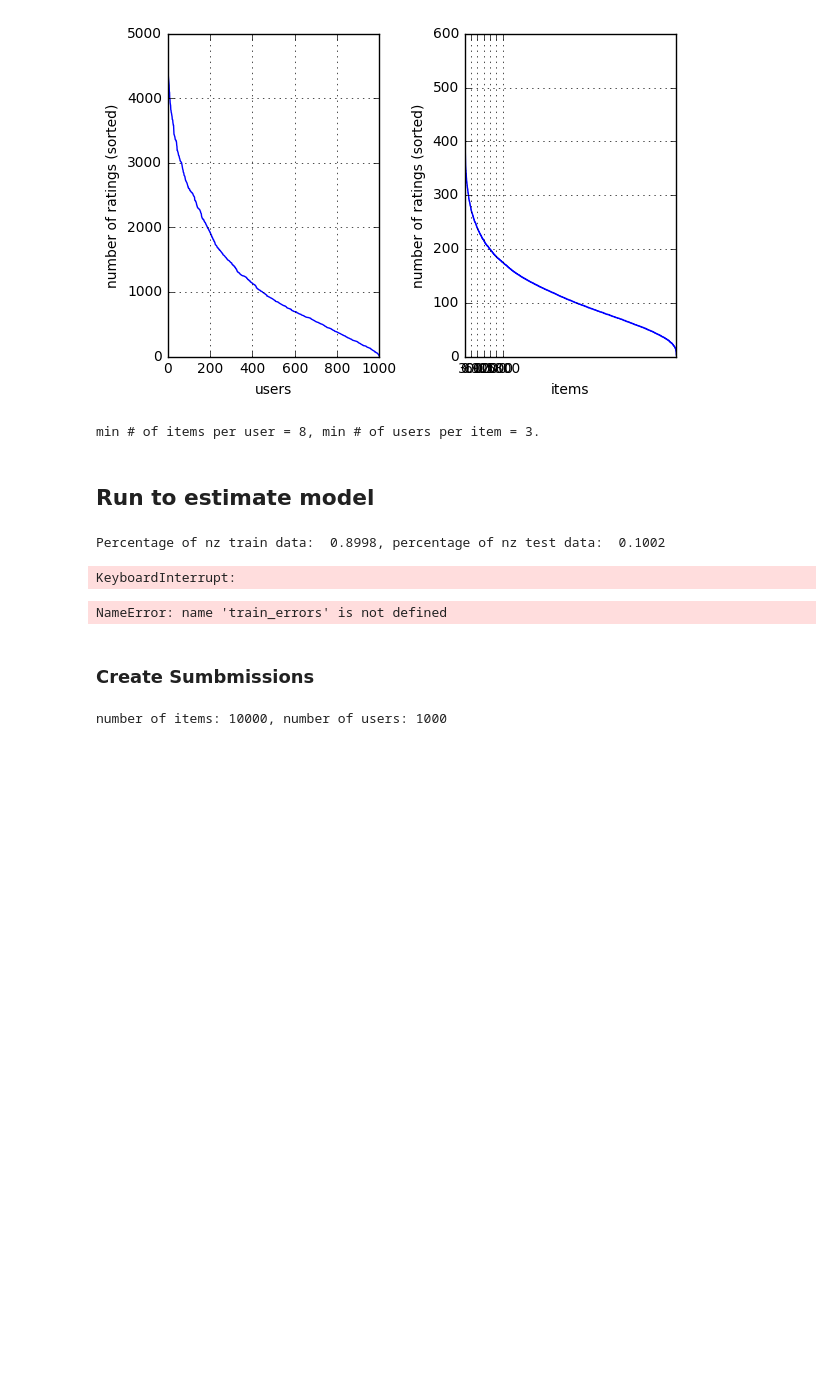
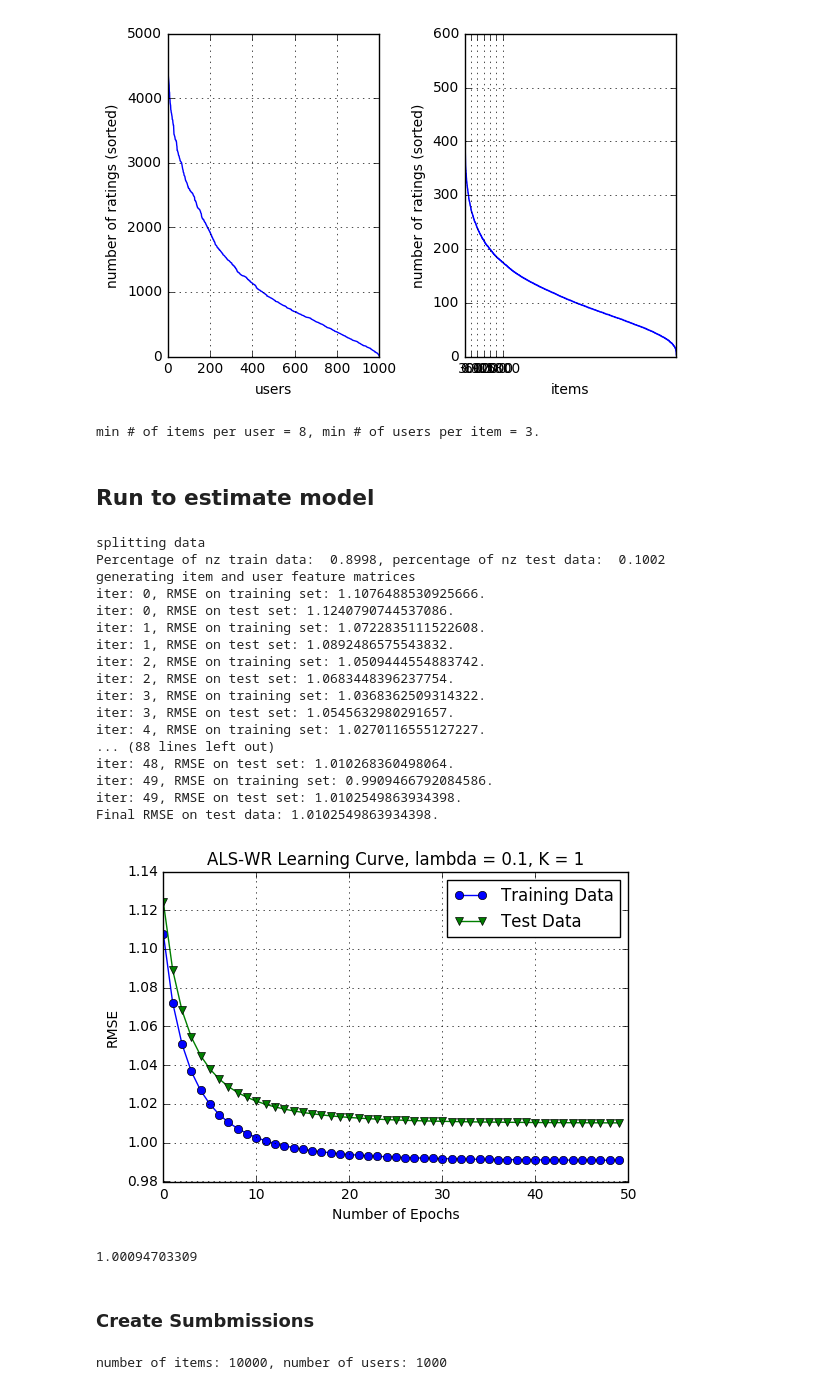
Before and after one commit to MLortki/Machine_Learning_Recommender_Systems, a Jupyter notebook: src/main_manana.ipynb, the cells around one changed output. Saved outputs shown, nothing was run; the diff lists cells and outputs as text; code cells hidden in the pictures; blank space fills up the shorter version.

```diff
--- a/src/main_manana.ipynb
+++ b/src/main_manana.ipynb
@@ -40,41 +40,56 @@ min # of items per user = 8, min # of users per item = 3.
 ## Run to estimate model
 # %%
 import our_helpers as ohe
+import plots as pl
 
+#defining parameters
+
+lambda_ = 0.1
+K = 1
+stop_criterion = 1e-5
+rng = 50
 
 print("splitting data")
 valid_ratings, train, test = ohe.split_data(
     ratings, num_items_per_user, num_users_per_item, min_num_ratings=0, p_test=0.1)
 np.random.seed(600)
 
-train_errors, test_errors, a, b = ohe.ALS(train, test,1000, 0.08, 0.065, 1e-4, [0, 0], 35)
+print("generating item and user feature matrices")
+item_features, user_features, train_errors, test_errors = ohe.ALS(
+    train, test,K, lambda_, stop_criterion,  rng)
 
-full_ratings = np.dot( train_errors.transpose(), test_errors)
+#creating plot
+lambda_str = ('%f' % lambda_).rstrip('0')
+path = "%s_%d_%d.jpg"%(lambda_str, K, rng)
+pl.plot_train_test_errors(train_errors, test_errors, lambda_str , K , path, rng)
 
+#
+full_ratings = np.dot( item_features.transpose(), user_features)
 nz_rows, nz_cols = test.nonzero()
 nz_test = list( zip(nz_rows, nz_cols))
 
 full_ratings_b = ohe.bias_correction(full_ratings, ratings)
 print(compute_error2(test, full_ratings_b, nz_test) )
 # %% [output]
+splitting data
 Percentage of nz train data:  0.8998, percentage of nz test data:  0.1002
+generating item and user feature matrices
+iter: 0, RMSE on training set: 1.1076488530925666.
+iter: 0, RMSE on test set: 1.1240790744537086.
+iter: 1, RMSE on training set: 1.0722835111522608.
+iter: 1, RMSE on test set: 1.0892486575543832.
+iter: 2, RMSE on training set: 1.0509444554883742.
+iter: 2, RMSE on test set: 1.0683448396237754.
+iter: 3, RMSE on training set: 1.0368362509314322.
+iter: 3, RMSE on test set: 1.0545632980291657.
+iter: 4, RMSE on training set: 1.0270116555127227.
+... (88 lines left out)
+iter: 48, RMSE on test set: 1.010268360498064.
+iter: 49, RMSE on training set: 0.9909466792084586.
+iter: 49, RMSE on test set: 1.0102549863934398.
+Final RMSE on test data: 1.0102549863934398.
+[figure, added]
-KeyboardInterrupt:
+1.00094703309
-# %%
-# Check performance by plotting train and test errors
-import matplotlib.pyplot as plt
-%matplotlib inline
-
-plt.plot(range(rng), train_errors, marker='o', label='Training Data');
-plt.plot(range(rng), test_errors, marker='v', label='Test Data');
-plt.title('ALS-WR Learning Curve')
-plt.xlabel('Number of Epochs');
-plt.ylabel('RMSE');
-plt.legend()
-plt.grid()
-plt.savefig("../results/test_train_rmse")
-plt.show()
-# %% [output]
-NameError: name 'train_errors' is not defined
 # %% [markdown]
 ### Create Sumbmissions
 # %%
```
Also changed, not shown: 12 other files.
